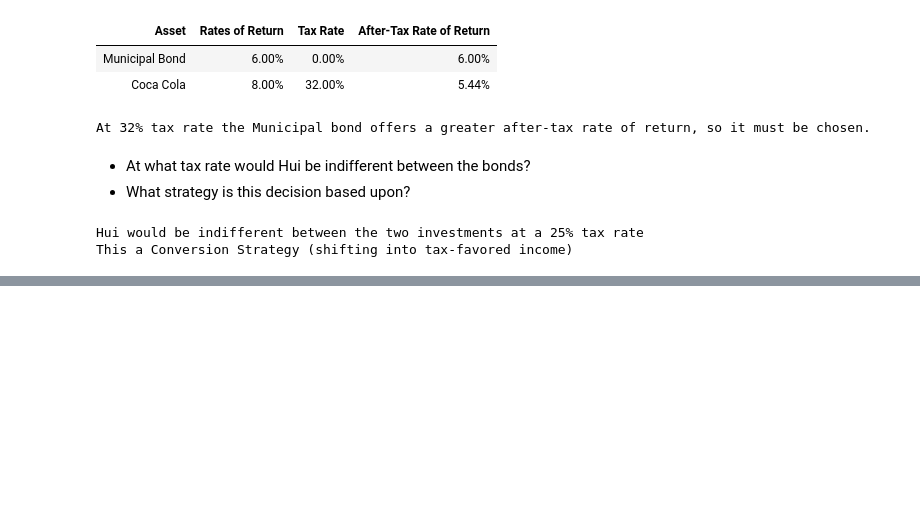
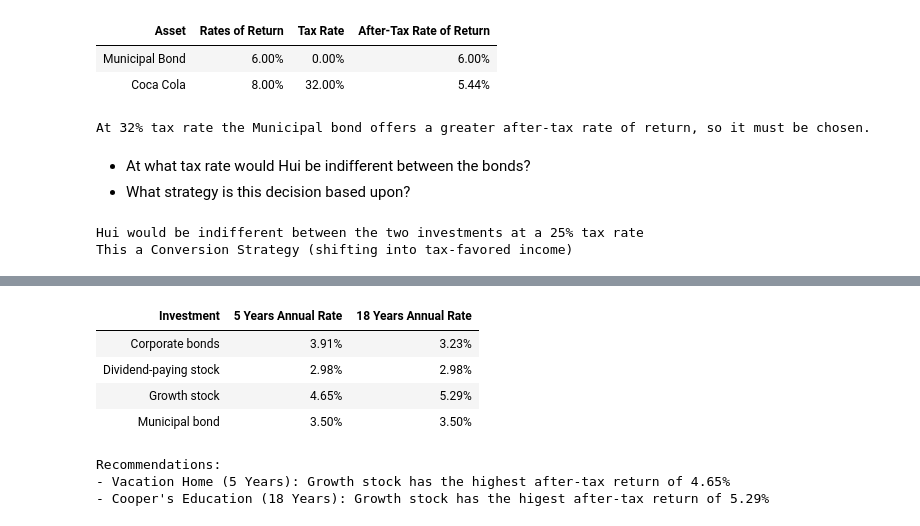
Before and after one commit to ekmartinez/Federal_Taxation, a Jupyter notebook: 02_Tax_Planning_Strategies/02_Tax_Planning_Strategies_Exercises.ipynb, the cells around one changed output, grey strips where cells are left out. Drawn from its saved outputs; the diff is of its cells as text; code cells hidden in the pictures; blank space fills up the shorter version.

```diff
--- a/02_Tax_Planning_Strategies/02_Tax_Planning_Strategies_Exercises.ipynb
+++ b/02_Tax_Planning_Strategies/02_Tax_Planning_Strategies_Exercises.ipynb
@@ -828,0 +984,51 @@ This a Conversion Strategy (shifting into tax-favored income)
+# %%
+marginal_tax_rate = .32
+capital_gains_rate = .15
+
+# 5 Years - Vacation Home
+corporate_bonds = RPNEngine(f".0575 1 {marginal_tax_rate} - *").safe_evaluate().value
+dividend_stock = RPNEngine(f".0350 1 {capital_gains_rate} - *").safe_evaluate().value
+growth_stock_tax = RPNEngine(f"65000 50000 - .15 *").safe_evaluate().value
+growth_stock_after_tax = RPNEngine(f"65000 {growth_stock_tax} -").safe_evaluate().value
+growth_stock_after_tax_rate = RPNEngine(f"{growth_stock_after_tax} 50000 / {1 / 5} pow 1 -").safe_evaluate().value
+municipal_bond = .0350
+vacation_home = [corporate_bonds, dividend_stock, growth_stock_after_tax_rate, municipal_bond]
+
+# 18 Years - Cooper's Education
+corporate_bonds = RPNEngine(f".0475 1 {marginal_tax_rate} - *").safe_evaluate().value
+dividend_stock = RPNEngine(f".0350 1 {capital_gains_rate} - *").safe_evaluate().value
+growth_stock_tax = RPNEngine(f"140000 50000 - .15 *").safe_evaluate().value
+growth_stock_after_tax = RPNEngine(f"140000 {growth_stock_tax} -").safe_evaluate().value
+growth_stock_after_tax_rate = RPNEngine(f"{growth_stock_after_tax} 50000 / {1 / 18} pow 1 -").safe_evaluate().value
+municipal_bond = .0350
+cooper_education = [corporate_bonds, dividend_stock, growth_stock_after_tax_rate, municipal_bond]
+
+data = {
+    "Investment": ["Corporate bonds", "Dividend-paying stock", "Growth stock", "Municipal bond"],
+    "5 Years Annual Rate": vacation_home,
+    "18 Years Annual Rate": cooper_education,
+}
+# for k, v in data.items():
+#    print(k, v)
+
+df = pd.DataFrame(data)
+df["5 Years Annual Rate"] = df["5 Years Annual Rate"].apply(lambda x: x * 100 if isinstance(x, (int, float)) else x)
+df["5 Years Annual Rate"] = df["5 Years Annual Rate"].apply(lambda x: f"{x:.2f}%" if isinstance(x, (int, float)) else x)
+df["18 Years Annual Rate"] = df["18 Years Annual Rate"].apply(lambda x: x * 100 if isinstance(x, (int, float)) else x)
+df["18 Years Annual Rate"] = df["18 Years Annual Rate"].apply(lambda x: f"{x:.2f}%" if isinstance(x, (int, float)) else x)
+display(HTML(df.to_html(index=False)))
+
+print(f"""
+Recommendations:
+- Vacation Home (5 Years): Growth stock has the highest after-tax return of 4.65%
+- Cooper's Education (18 Years): Growth stock has the higest after-tax return of 5.29%
+""")
+# %% [output]
+| Investment | 5 Years Annual Rate | 18 Years Annual Rate |
+| Corporate bonds | 3.91% | 3.23% |
+| Dividend-paying stock | 2.98% | 2.98% |
+| Growth stock | 4.65% | 5.29% |
+| Municipal bond | 3.50% | 3.50% |
+Recommendations:
+- Vacation Home (5 Years): Growth stock has the highest after-tax return of 4.65%
+- Cooper's Education (18 Years): Growth stock has the higest after-tax return of 5.29%
```
Also changed, not shown: parts of 10 cells of this notebook.
